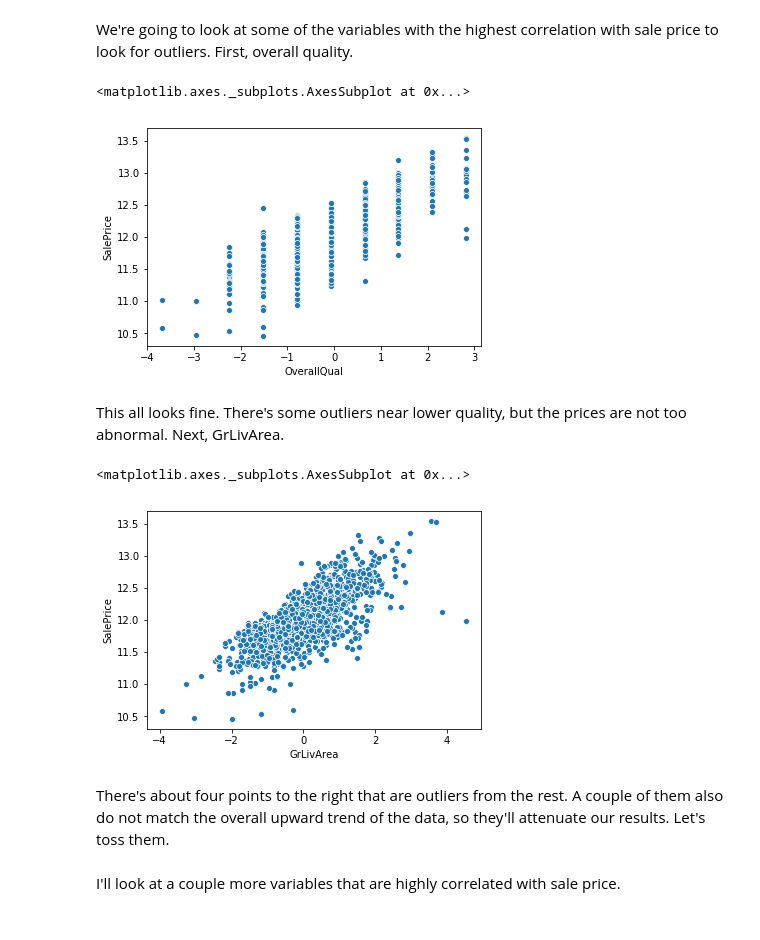
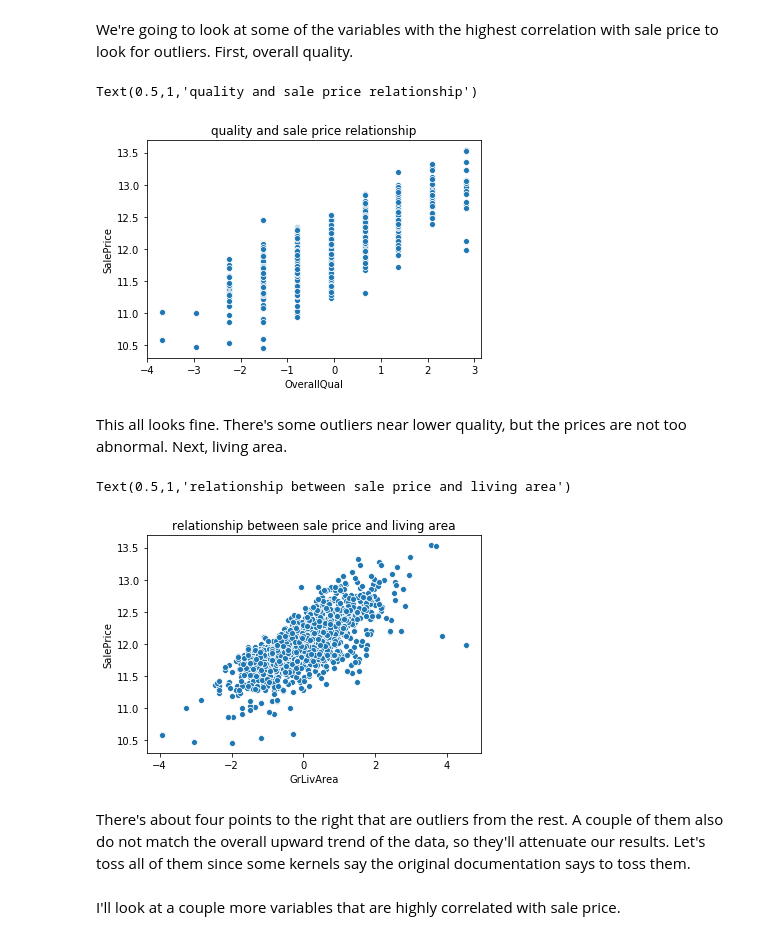
Before and after one commit to nickgrasley/appliedMachineLearning, a Jupyter notebook: hw2/hw2.ipynb, the cells around one changed output. Drawn from its saved outputs; the diff is of its cells as text; code cells hidden in the pictures.

Commit message:
updated warnings and titles

```diff
--- a/hw2/hw2.ipynb
+++ b/hw2/hw2.ipynb
@@ -385,18 +371,20 @@ See the caveats in the documentation: http://pandas.pydata.org/pandas-docs/stabl
 We're going to look at some of the variables with the highest correlation with sale price to look for outliers. First, overall quality.
 # %%
 sns.scatterplot(x='OverallQual', y='SalePrice', data=train)
+plt.title('quality and sale price relationship')
 # %% [output]
-<matplotlib.axes._subplots.AxesSubplot at 0x...>
+Text(0.5,1,'quality and sale price relationship')
-[figure, old version]
+[figure, new version]
 # %% [markdown]
-This all looks fine. There's some outliers near lower quality, but the prices are not too abnormal. Next, GrLivArea.
+This all looks fine. There's some outliers near lower quality, but the prices are not too abnormal. Next, living area.
 # %%
 sns.scatterplot(x='GrLivArea', y='SalePrice', data=train)
+plt.title('relationship between sale price and living area')
 # %% [output]
-<matplotlib.axes._subplots.AxesSubplot at 0x...>
+Text(0.5,1,'relationship between sale price and living area')
-[figure, old version]
+[figure, new version]
 # %% [markdown]
-There's about four points to the right that are outliers from the rest. A couple of them also do not match the overall upward trend of the data, so they'll attenuate our results. Let's toss them.
+There's about four points to the right that are outliers from the rest. A couple of them also do not match the overall upward trend of the data, so they'll attenuate our results. Let's toss all of them since some kernels say the original documentation says to toss them.
 # %%
 train = train.loc[train['GrLivArea'] < 3.5, :]
 # %% [markdown]
```
Also changed, not shown: parts of 13 cells of this notebook.
